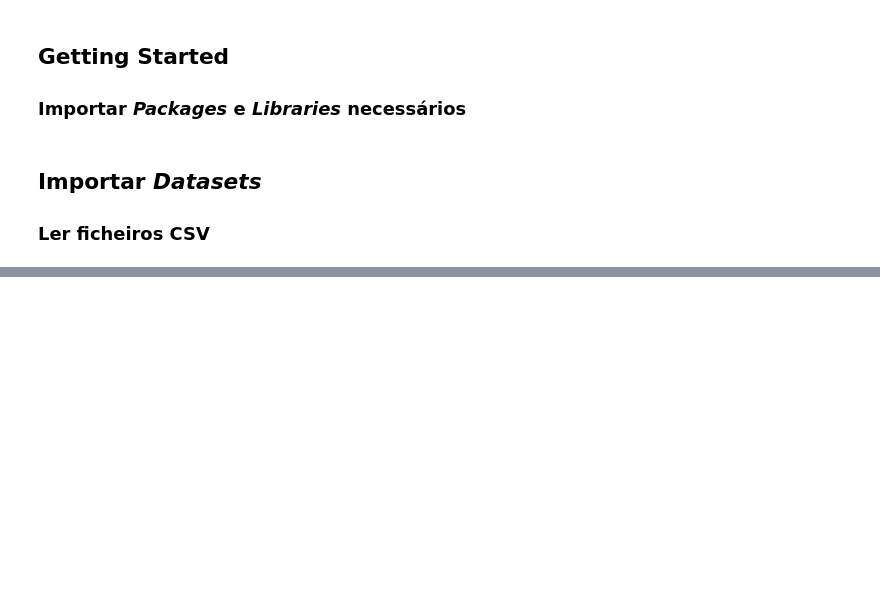
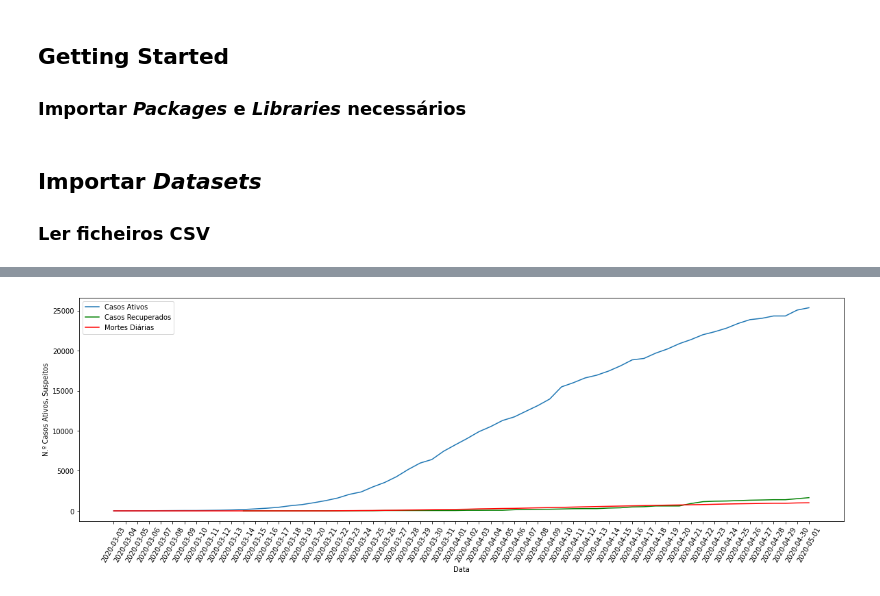
Before and after one commit to diogoesnog/COVID-19, a Jupyter notebook: notebookFinal.ipynb, the cells around one changed output, grey strips where cells are left out. Cells and saved outputs as stored; diff of their text form; code cells hidden in the pictures; blank space fills up the shorter version.

```diff
--- a/notebookFinal.ipynb
+++ b/notebookFinal.ipynb
@@ -45,0 +137,21 @@ print(Covid_19_Countries)
+# %%
+covid19Portugal = covid19PT2.sort_values(by=['data_relatorio'])
+
+x = covid19Portugal.data_relatorio
+y = covid19Portugal.confirmados
+z = covid19Portugal.recuperados
+a = covid19Portugal.obitos
+
+plt.figure(figsize=(20,6))
+plt.plot(x, y, label= "Casos Ativos")
+plt.plot(x, z, label = "Casos Recuperados", color = "green")
+plt.plot(x, a, label = "Mortes Diárias", color = "red")
+
+plt.xticks(rotation = 60)
+plt.xlabel('Data')
+plt.ylabel('N.º Casos Ativos, Suspeitos')
+
+plt.legend(loc="best")
+plt.show()
+# %% [output]
+[figure, added]
```
Also changed, not shown: parts of 22 cells of this notebook, 1 other file.
